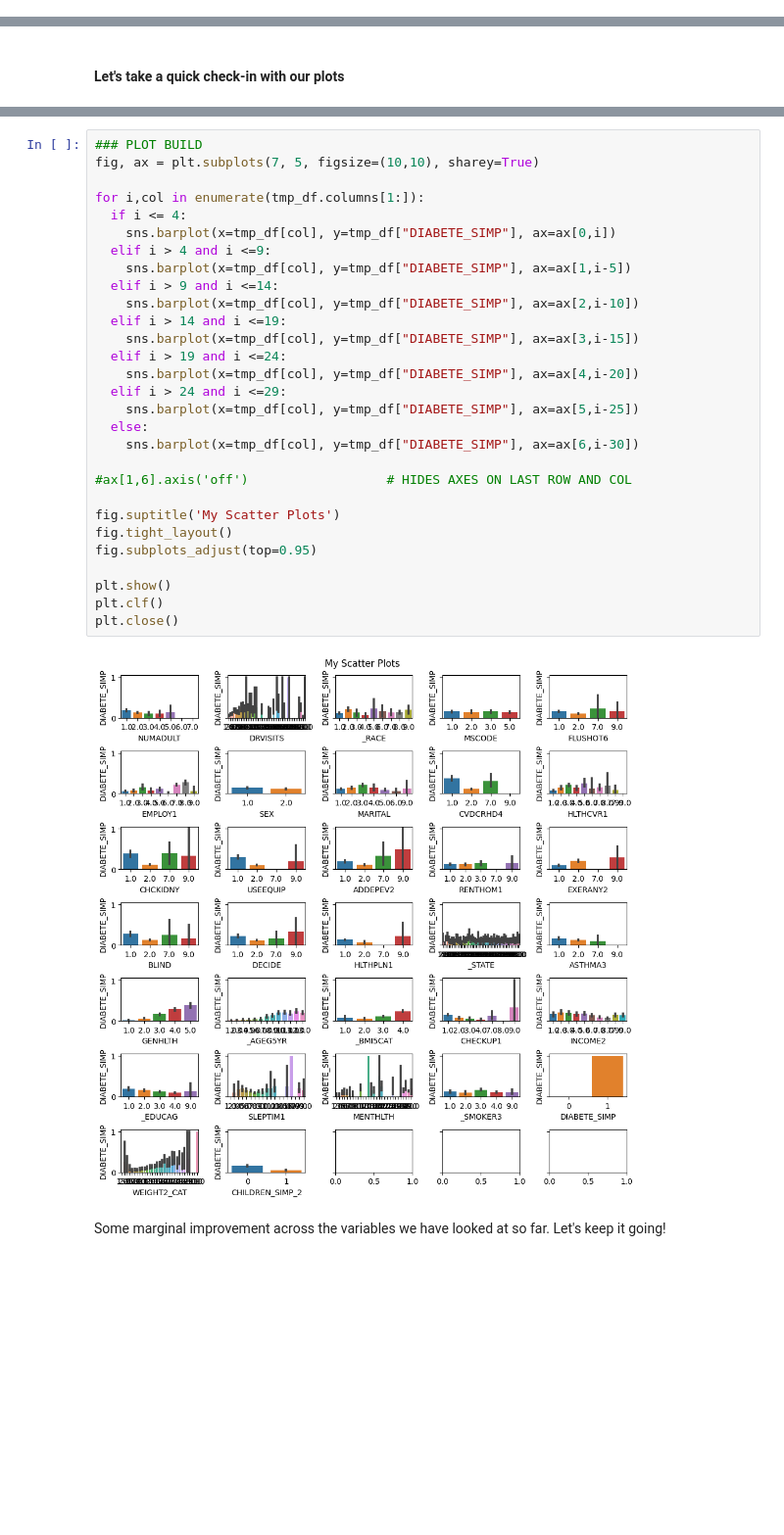
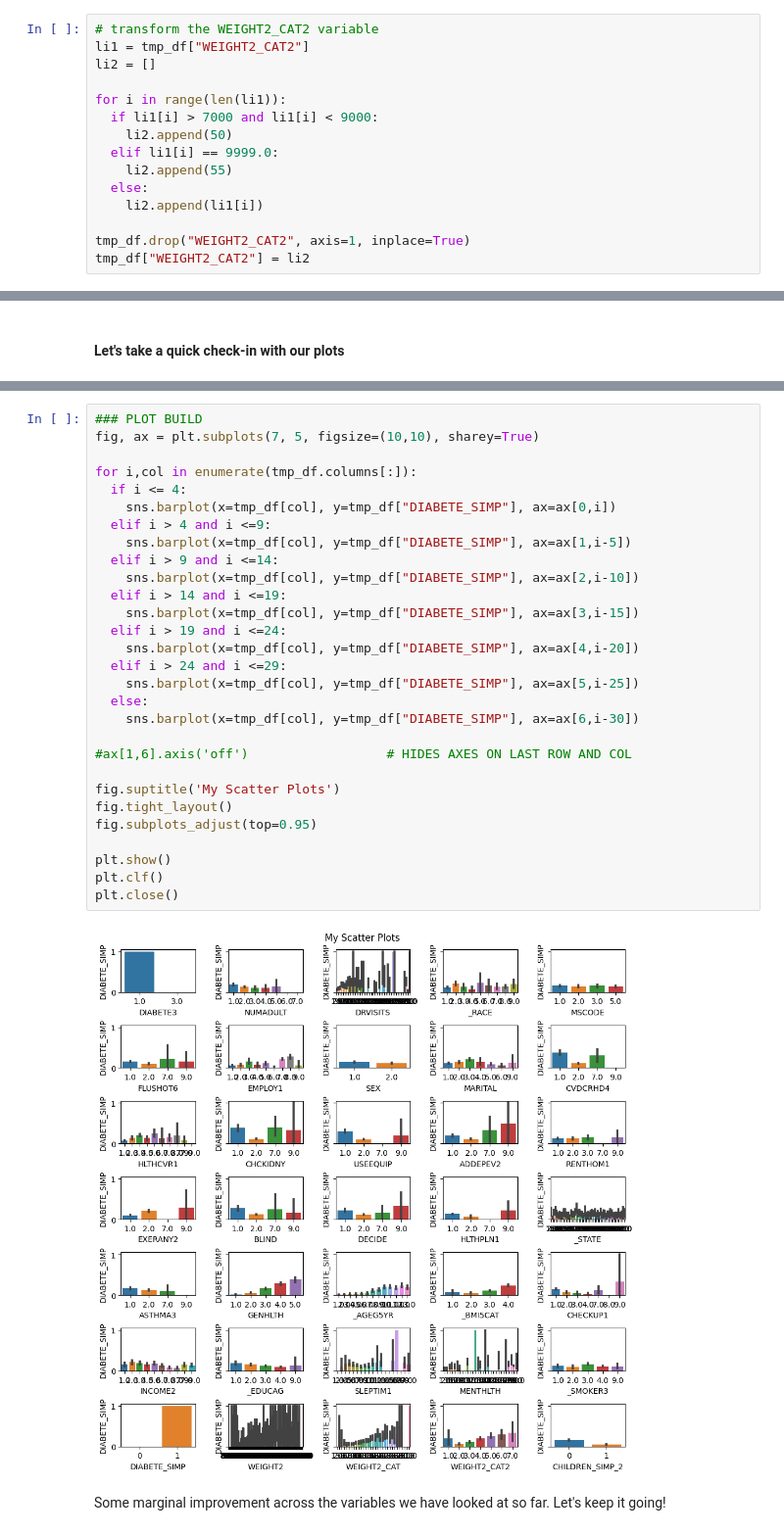
Before and after one commit to Chachi36/Diabetes-Factors-Demo-Notebook, a Jupyter notebook: Diabetes_Risk_Notebook.ipynb, the cells around one changed output, grey strips where cells are left out. Shown at 98% size. Drawn from its saved outputs; the diff is of its cells as text; blank space fills up the shorter version.

```diff
--- a/Diabetes_Risk_Notebook.ipynb
+++ b/Diabetes_Risk_Notebook.ipynb
@@ -671,6 +723,21 @@ for i in range(len(li1)):
 
 tmp_df.drop("WEIGHT2_CAT", axis=1, inplace=True)
 tmp_df["WEIGHT2_CAT"] = li2
+# %%
+# transform the WEIGHT2_CAT2 variable
+li1 = tmp_df["WEIGHT2_CAT2"]
+li2 = []
+
+for i in range(len(li1)):
+  if li1[i] > 7000 and li1[i] < 9000:
+    li2.append(50)
+  elif li1[i] == 9999.0:
+    li2.append(55)
+  else:
+    li2.append(li1[i])
+
+tmp_df.drop("WEIGHT2_CAT2", axis=1, inplace=True)
+tmp_df["WEIGHT2_CAT2"] = li2
 # %% [markdown]
 **Final Counts to Double-Check**
 # %%
@@ -1273,34 +1369,34 @@ Index(['DIABETE3', 'NUMADULT', 'DRVISITS', '_RACE', 'MSCODE', 'FLUSHOT6',
 # %%
 ### PLOT BUILD
 fig, ax = plt.subplots(7, 5, figsize=(10,10), sharey=True)
 
-for i,col in enumerate(tmp_df.columns[1:]):
+for i,col in enumerate(tmp_df.columns[:]):
   if i <= 4:
     sns.barplot(x=tmp_df[col], y=tmp_df["DIABETE_SIMP"], ax=ax[0,i])
   elif i > 4 and i <=9:
     sns.barplot(x=tmp_df[col], y=tmp_df["DIABETE_SIMP"], ax=ax[1,i-5])
   elif i > 9 and i <=14:
     sns.barplot(x=tmp_df[col], y=tmp_df["DIABETE_SIMP"], ax=ax[2,i-10])
   elif i > 14 and i <=19:
     sns.barplot(x=tmp_df[col], y=tmp_df["DIABETE_SIMP"], ax=ax[3,i-15])
   elif i > 19 and i <=24:
     sns.barplot(x=tmp_df[col], y=tmp_df["DIABETE_SIMP"], ax=ax[4,i-20])
   elif i > 24 and i <=29:
     sns.barplot(x=tmp_df[col], y=tmp_df["DIABETE_SIMP"], ax=ax[5,i-25])
   else:
     sns.barplot(x=tmp_df[col], y=tmp_df["DIABETE_SIMP"], ax=ax[6,i-30])
 
 #ax[1,6].axis('off')                  # HIDES AXES ON LAST ROW AND COL
 
 fig.suptitle('My Scatter Plots')
 fig.tight_layout()
 fig.subplots_adjust(top=0.95)
 
 plt.show()
 plt.clf()
 plt.close()
 # %% [output]
-[figure, old version]
+[figure, new version]
 # %% [markdown]
 Some marginal improvement across the variables we have looked at so far.  Let's keep it going!
 # %% [markdown]
```
Also changed, not shown: parts of 71 cells of this notebook.
